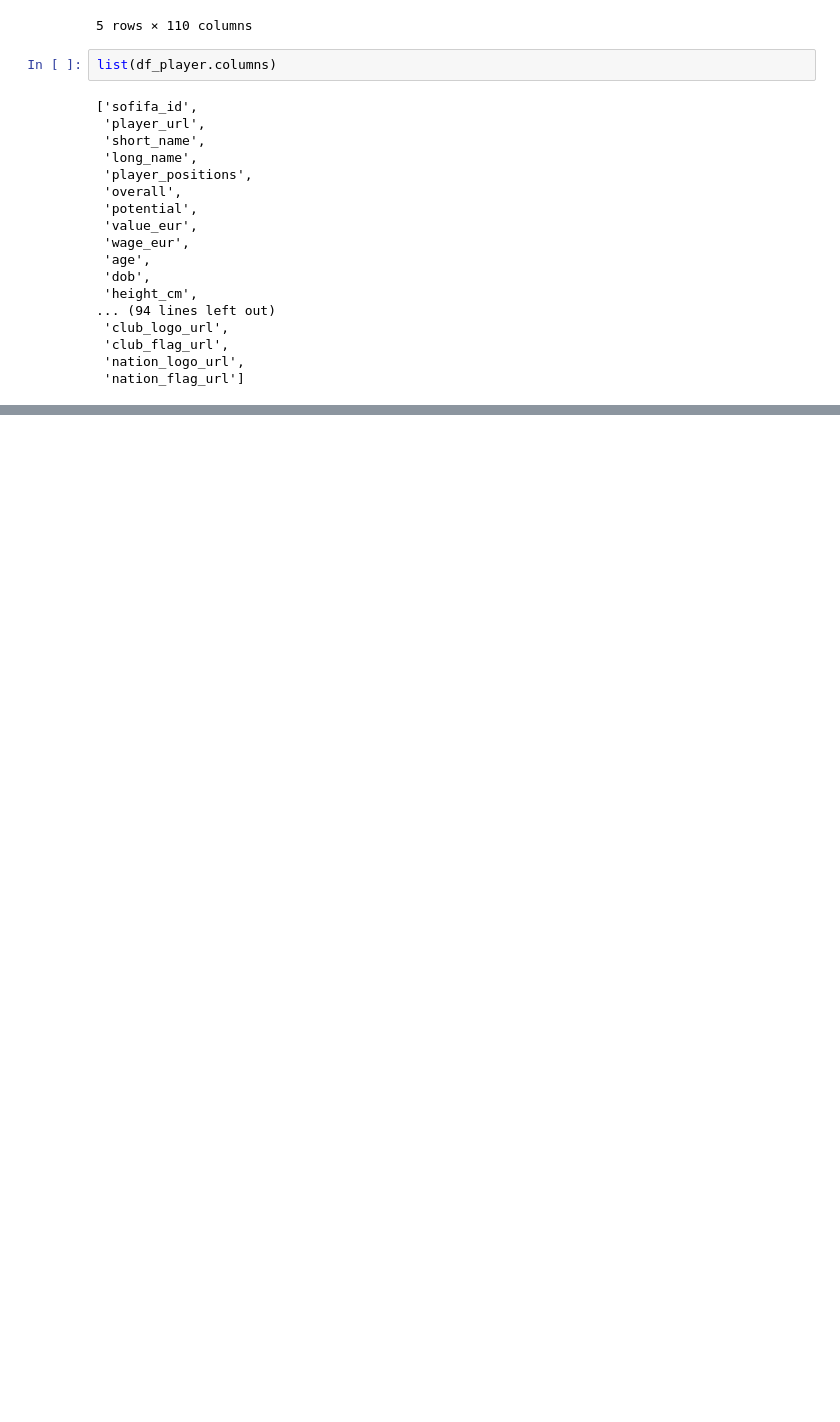
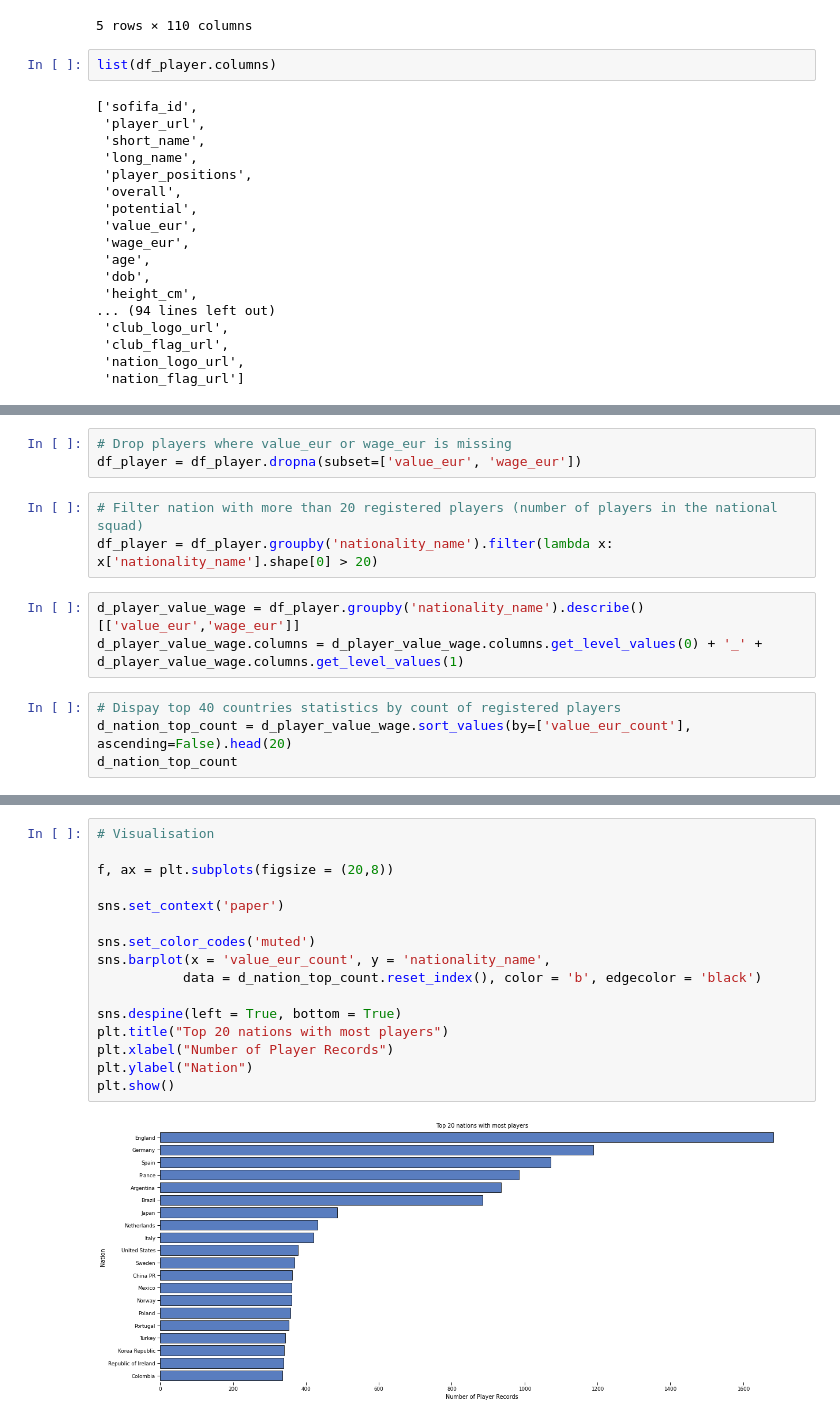
Before and after one commit to com-480-data-visualization/datavis-project-2022-y3, a Jupyter notebook: Exploratory Data Analysis.ipynb, the cells around one changed output, grey strips where cells are left out. Cells and saved outputs as stored; diff of their text form; blank space fills up the shorter version.

```diff
--- a/Exploratory Data Analysis.ipynb
+++ b/Exploratory Data Analysis.ipynb
@@ -315,0 +338,13 @@ list(df_player.columns)
+# %%
+# Drop players where value_eur or wage_eur is missing
+df_player = df_player.dropna(subset=['value_eur', 'wage_eur'])
+# %%
+# Filter nation with more than 20 registered players (number of players in the national squad)
+df_player = df_player.groupby('nationality_name').filter(lambda x: x['nationality_name'].shape[0] > 20)
+# %%
+d_player_value_wage = df_player.groupby('nationality_name').describe()[['value_eur','wage_eur']]
+d_player_value_wage.columns = d_player_value_wage.columns.get_level_values(0) + '_' + d_player_value_wage.columns.get_level_values(1)
+# %%
+# Dispay top 40 countries statistics by count of registered players
+d_nation_top_count = d_player_value_wage.sort_values(by=['value_eur_count'], ascending=False).head(20)
+d_nation_top_count
@@ -315,0 +370,18 @@ list(df_player.columns)
+# %%
+# Visualisation
+
+f, ax = plt.subplots(figsize = (20,8))
+
+sns.set_context('paper')
+
+sns.set_color_codes('muted')
+sns.barplot(x = 'value_eur_count', y = 'nationality_name',
+           data = d_nation_top_count.reset_index(), color = 'b', edgecolor = 'black')
+
+sns.despine(left = True, bottom = True)
+plt.title("Top 20 nations with most players")
+plt.xlabel("Number of Player Records")
+plt.ylabel("Nation")
+plt.show()
+# %% [output]
+[figure, added]
```
Also changed, not shown: parts of 15 cells of this notebook, 1 other file.
